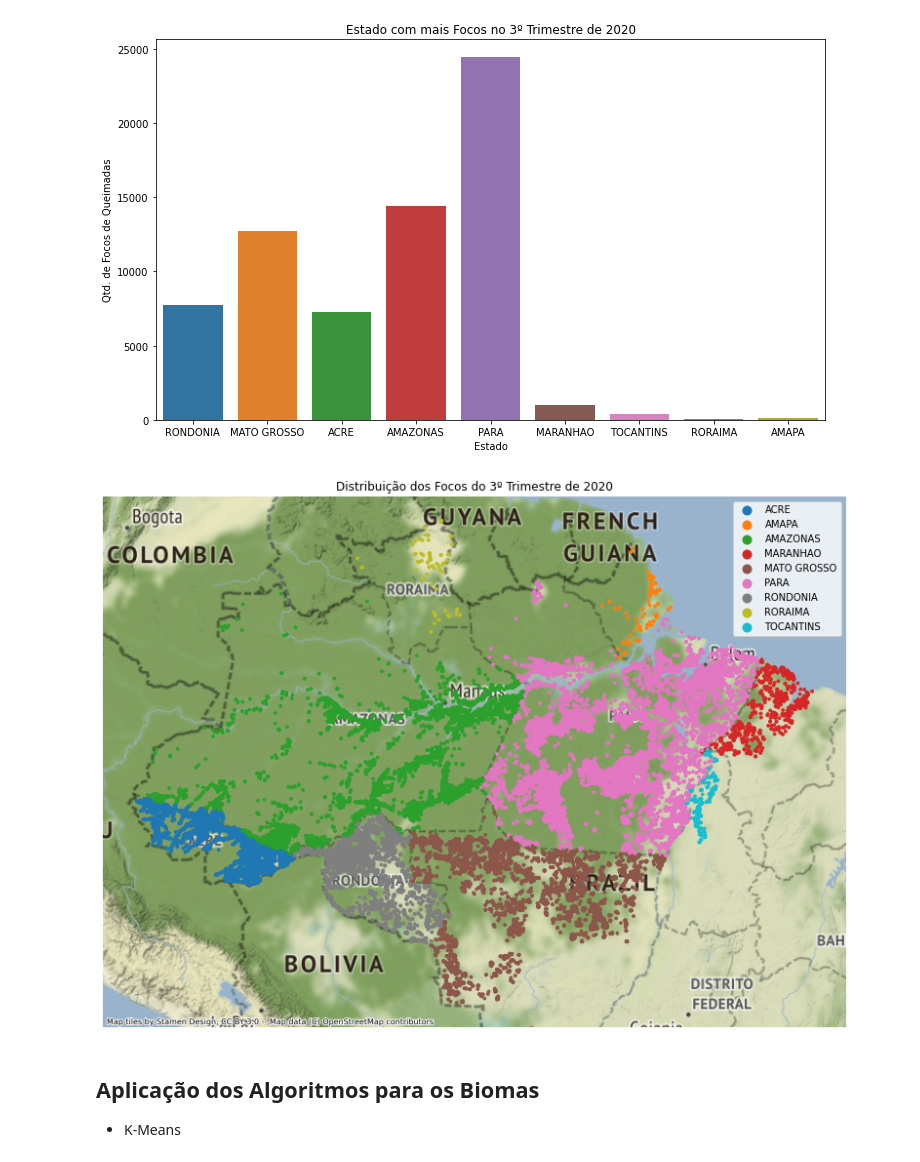
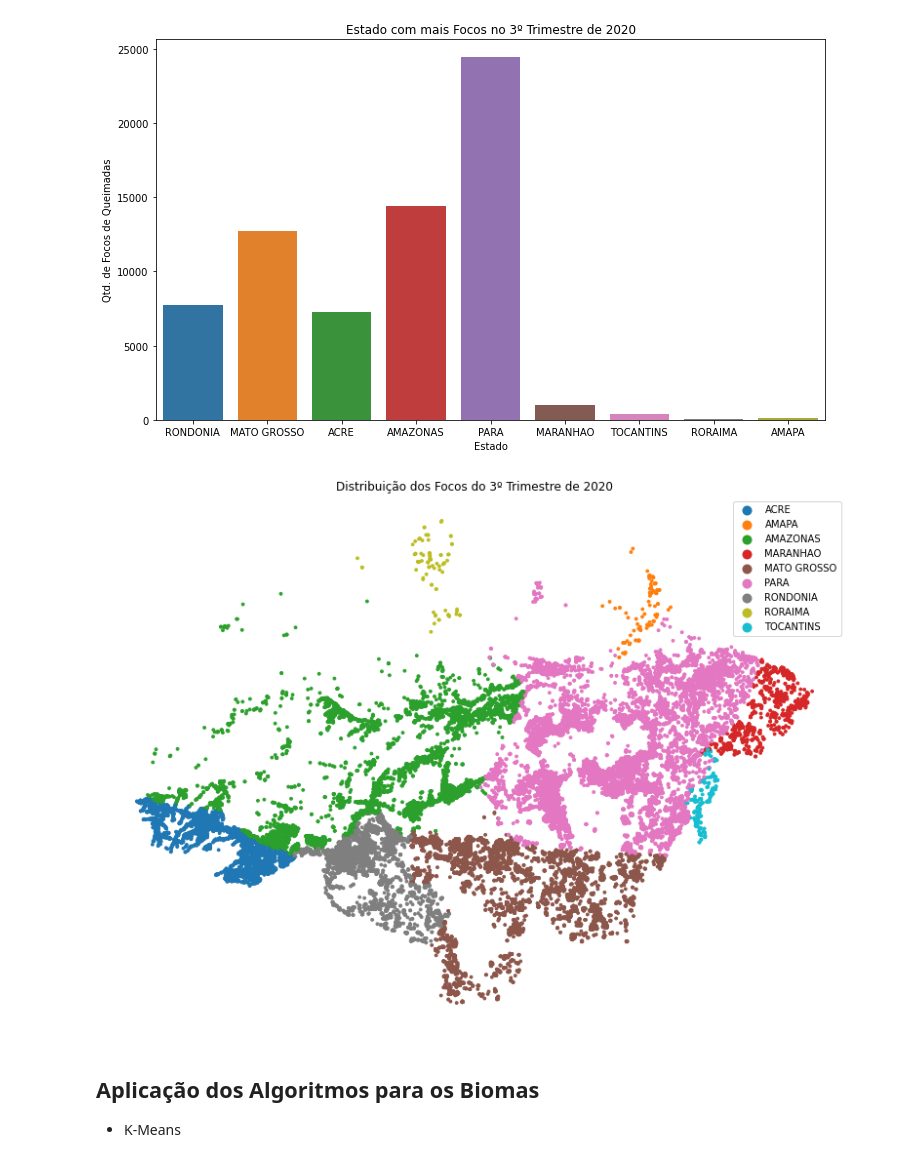
Before and after one commit to danielleitesoares/tccuea, a Jupyter notebook: 2020_trim03.ipynb, the cells around one changed output. Cells and saved outputs as stored; diff of their text form; code cells hidden in the pictures.

```diff
--- a/2020_trim03.ipynb
+++ b/2020_trim03.ipynb
@@ -165,12 +165,12 @@ plt.show()
 [figure]
 # %%
 ax = alertas_trim03.plot(figsize=(15, 10), column='estado', markersize=8, legend=True)
-contextily.add_basemap(ax)
+#contextily.add_basemap(ax)
 ax.set_axis_off()
 ax.set_title("Distribuição dos Focos do 3º Trimestre de 2020")
 plt.show()
 # %% [output]
-[figure, old version]
+[figure, new version]
 # %% [markdown]
 ## **Aplicação dos Algoritmos para os Biomas**
 
```
Also changed, not shown: parts of 2 cells of this notebook.
